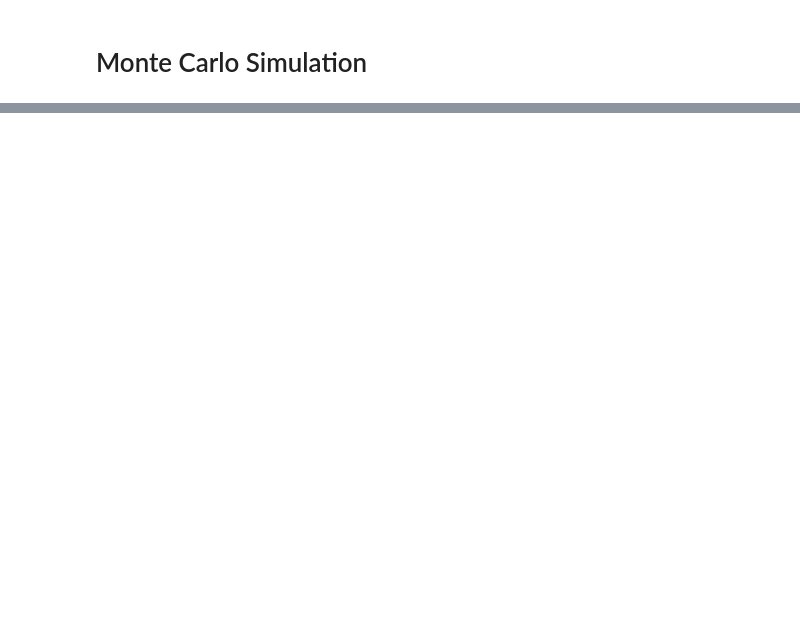
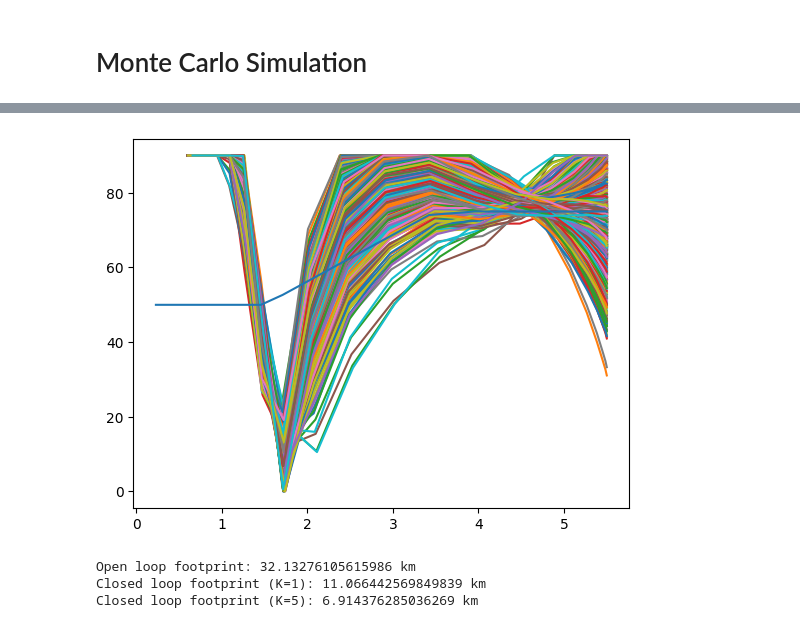
Before and after one commit to thomasantony/msl-apollo-entry-guidance, a Jupyter notebook: notebooks/03-Apollo-Guidance.ipynb, the cells around one changed output, grey strips where cells are left out. Saved outputs shown, nothing was run; the diff lists cells and outputs as text; code cells hidden in the pictures; blank space fills up the shorter version.

```diff
--- a/notebooks/03-Apollo-Guidance.ipynb
+++ b/notebooks/03-Apollo-Guidance.ipynb
@@ -9,6 +9,10 @@ from typing import Callable
 
 import sim_utils
 import apollo_utils
+# %%
+from numpy.random import MT19937
+from numpy.random import RandomState, SeedSequence
+random = RandomState(MT19937(SeedSequence(123456789)))
 # %%
 class ApolloGuidanceBankController:
     def __init__(self, ref_data: apollo_utils.ApolloReferenceData, K: float = 1):
@@ -66,7 +74,7 @@ def monte_carlo_simulation(bank_controller, num_iter=1000):
        and variances for given bank controller"""
 
     # Initial conditions
-    h0 = 120e3; # Entry altitude
+    h0 = 75e3; # Entry altitude
     V0 = 5500;  # Entry velocity
     gamma0_deg = -14.5; # Entry flight path angle
     s0 = 0
@@ -80,23 +88,23 @@ def monte_carlo_simulation(bank_controller, num_iter=1000):
                   'g': 3.73}
 
     # Terminal altitude
-    h_f = 20e3
+    h_f = 0e3
 
     gamma0 = np.deg2rad(gamma0_deg)
 
     t0 = 0
     tf = 500.
-    tspan = np.linspace(t0, tf, 1001)
+    tspan = np.linspace(t0, tf, 101)
 
     # 3-sigma variations to be simulated
-    beta_3sigma = 0.05;
-    LD_3sigma = 0.08;
+    beta_3sigma = 0.05*params['beta'];
+    LD_3sigma = 0.08*params['LD'];
     gamma_3sigma= 0.6 * np.pi/180;
 
     # Generate random spreads for parameters and initial conditions
-    beta_vec = np.random.normal(params['beta'], beta_3sigma/3, num_iter)
-    LD_vec = np.random.normal(params['beta'], beta_3sigma/3, num_iter)
-    gamma0_vec = np.random.normal(params['beta'], beta_3sigma/3, num_iter)
+    beta_vec = random.normal(params['beta'], beta_3sigma/3, num_iter)
+    LD_vec = random.normal(params['LD'], LD_3sigma/3, num_iter)
+    gamma0_vec = random.normal(gamma0, gamma_3sigma/3, num_iter)
 
     results = []
     for i in tqdm.trange(num_iter):
@@ -110,8 +118,9 @@ def monte_carlo_simulation(bank_controller, num_iter=1000):
             t0,
             tf,
             X0,
-            h_f,
-            params,
+            2, # V
+            600, # V_f
+            params_i,
             bank_controller,
             t_eval=tspan)
         results.append(traj_i)
@@ -119,6 +128,6 @@ def monte_carlo_simulation(bank_controller, num_iter=1000):
     return results
 
 
-apollo = ApolloGuidanceBankController.from_file('apollo_data.npz')
-# open_loop_results = monte_carlo_simulation(apollo.reference_bank_angle)
-closed_loop_results = monte_carlo_simulation(apollo.closed_loop_guidance)
+apollo = ApolloGuidanceBankController.from_file('apollo_data.npz', K=5)
+np.set_printoptions(suppress=True)
+# print(apollo.ref_data.X_and_lam[:,1]/1e3)
@@ -130,0 +172,16 @@ len(closed_loop_results)
+# %%
+open_loop_results = monte_carlo_simulation(apollo.reference_bank_angle, 1000)
+apollo.K = 1
+closed_loop_results_K1 = monte_carlo_simulation(apollo.closed_loop_guidance, 1000)
+apollo.K = 5
+closed_loop_results_K5 = monte_carlo_simulation(apollo.closed_loop_guidance, 1000)
+# %%
+for res in closed_loop_results_K5:
+# #     plt.plot(res.X[:,2]/1e3, res.X[:,0]/1e3)
+    plt.plot(res.X[:,2]/1e3, np.degrees(res.u) )
+
+# # plt.plot(apollo.ref_data.X_and_lam[:,2]/1e3, apollo.ref_data.X_and_lam[:,0]/1e3, lw=3)
+plt.plot(apollo.ref_data.X_and_lam[:,2]/1e3, np.degrees(apollo.ref_data.u) )
+plt.show()
+# %% [output]
+[figure, added]
@@ -130,0 +195,8 @@ len(closed_loop_results)
+# %%
+print('Open loop footprint:', abs(max(S_open_loop) - min(S_open_loop))/1e3, 'km')
+print('Closed loop footprint (K=1):', abs(max(S_closed_loop_K1) - min(S_closed_loop_K1))/1e3, 'km')
+print('Closed loop footprint (K=5):', abs(max(S_closed_loop_K5) - min(S_closed_loop_K5))/1e3, 'km')
+# %% [output]
+Open loop footprint: 32.13276105615986 km
+Closed loop footprint (K=1): 11.066442569849839 km
+Closed loop footprint (K=5): 6.914376285036269 km
```
Also changed, not shown: parts of 9 cells of this notebook, 4 other files.
